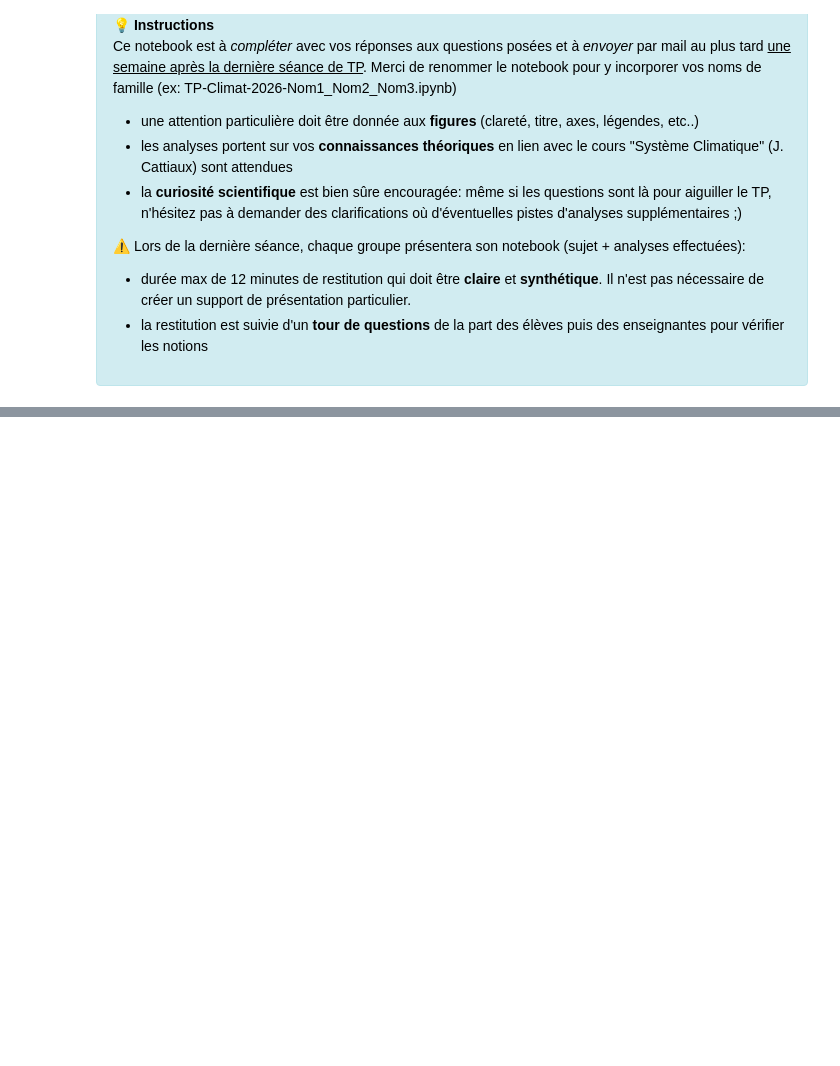
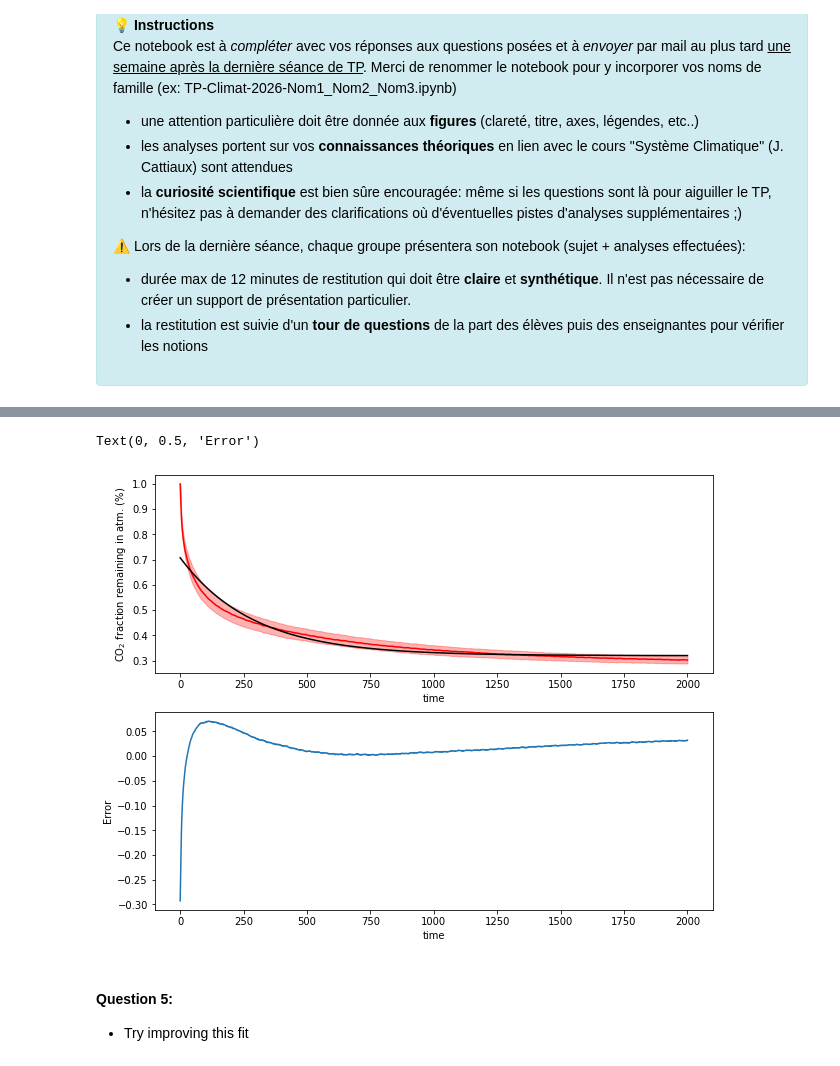
Before and after one commit to acsed-dot/TP-MSOAC-Climate_change, a Jupyter notebook: topics/5-irf.ipynb, the cells around one changed output, grey strips where cells are left out. Drawn from its saved outputs; the diff is of its cells as text; code cells hidden in the pictures; blank space fills up the shorter version.

```diff
--- a/topics/5-irf.ipynb
+++ b/topics/5-irf.ipynb
@@ -47,0 +156,40 @@ In this class, we will represent a simple box model to track the evolution of th
+# %%
+# fit dynamical parameters
+
+# initialization
+a_0 = 0
+a_1 = 0
+tau_1 = 0
+
+time = df_co2["yr_after_pulse"]
+def err_1exp(var):
+    fit = var[0] + var[1]*np.exp(-time/var[2])
+    return sum(( fit - (df_co2["bg_500_50"]))**2)  # RMSE (Sum of error squared)
+[a_0, a_1, tau_1] = fmin(err_1exp,[0, 1, 100],disp=False)
+# %%
+# Tracer les outputs du modele BERN background 500pm
+fig, axes = plt.subplots(2, 1, figsize=(10, 8))
+axes[0].plot(df_co2["yr_after_pulse"], df_co2["bg_500_50"], color="red")
+axes[0].fill_between(df_co2["yr_after_pulse"], df_co2["bg_500_16"], df_co2["bg_500_84"], alpha=0.3, color="red")
+
+
+axes[0].set_xlabel("time")
+axes[0].set_ylabel(r"CO$_2$ fraction remaining in atm. (%)")
+
+# Fit
+year = np.arange(0,2001,1)
+axes[0].plot(year, a_0 + a_1*np.exp(-year/tau_1), color="k")
+
+
+# Error in fit
+
+axes[1].plot(year, a_0 + a_1*np.exp(-year/tau_1) - df_co2["bg_500_16"])
+axes[1].set_xlabel("time")
+axes[1].set_ylabel(r"Error")
+# %% [output]
+Text(0, 0.5, 'Error')
+[figure, added]
+# %% [markdown]
+#### Question 5:
+
+* Try improving this fit
```
Also changed, not shown: parts of 25 cells of this notebook.
